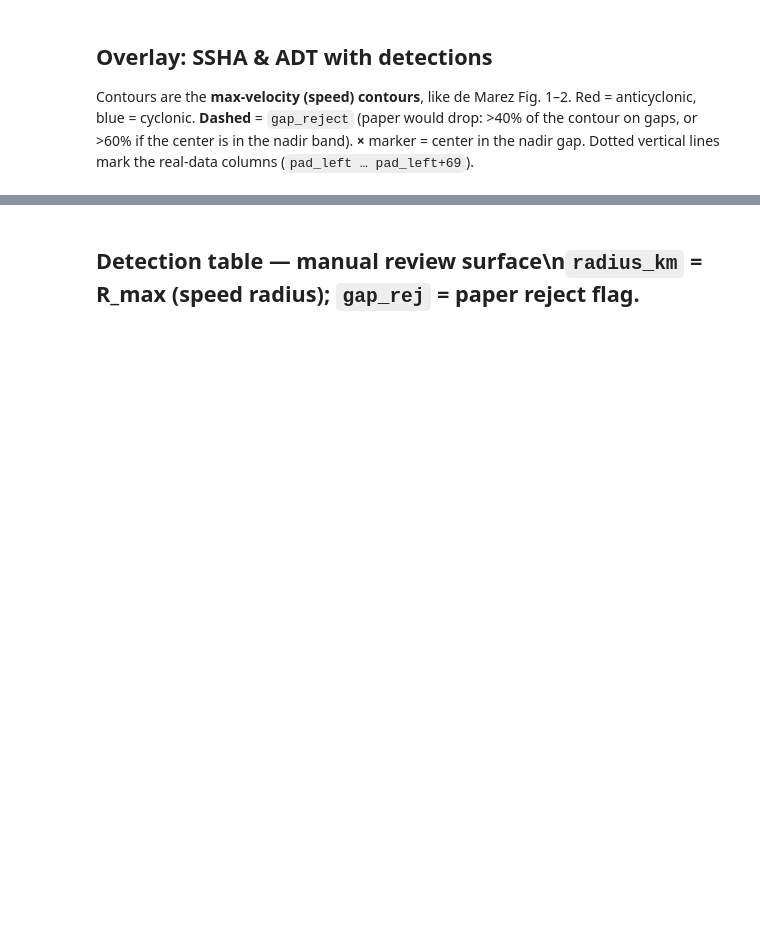
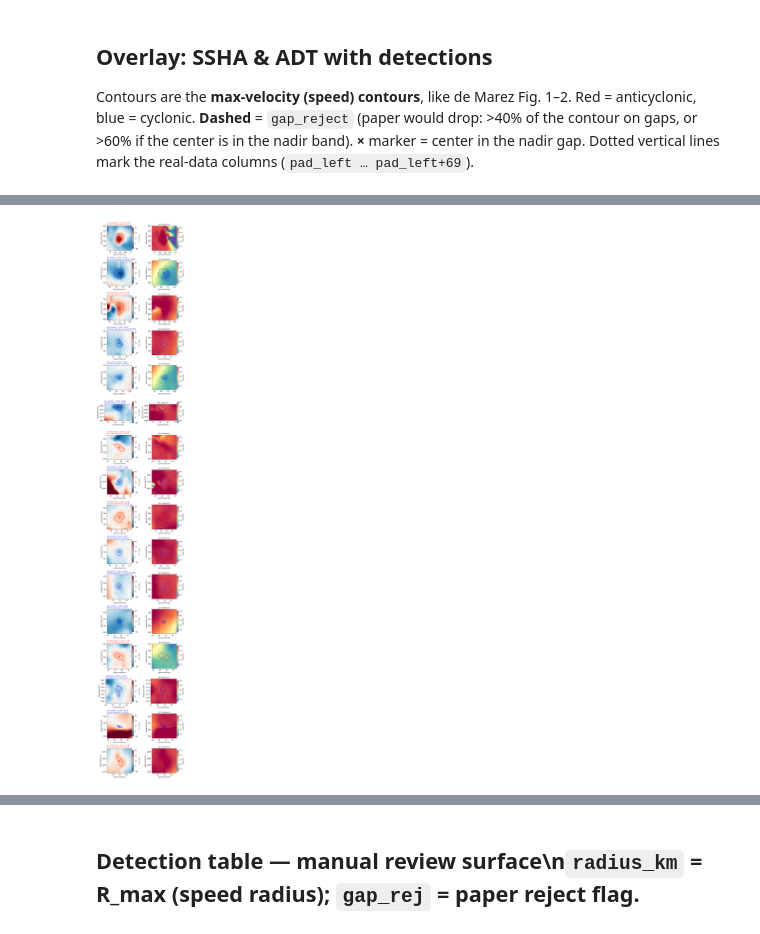
Before and after one commit to Originaljsx/swot-eddy-ml, a Jupyter notebook: notebooks/01_validate_pass.ipynb, the cells around one changed output, grey strips where cells are left out. Saved outputs shown, nothing was run; the diff lists cells and outputs as text; code cells hidden in the pictures; blank space fills up the shorter version.

```diff
--- a/notebooks/01_validate_pass.ipynb
+++ b/notebooks/01_validate_pass.ipynb
@@ -99,0 +135,47 @@ plt.tight_layout(); plt.show()
+# %%
+def eddy_panels(dets, full, pad_left):
+    """One row per detection (sorted by amplitude): SSHA zoom | ADT zoom, true pixel aspect."""
+    if not dets:
+        print("no detections"); return
+    order = sorted(range(len(dets)), key=lambda k: -dets[k].amplitude_m)
+    ssha, adt = full[0] * 100.0, full[1]
+    nL, nC = ssha.shape
+    fig, axes = plt.subplots(len(order), 2, figsize=(8, 3.1 * len(order)), squeeze=False)
+    for row, k in enumerate(order):
+        d = dets[k]
+        r_px = max(d.radius_km / 2.0, 6)                       # R_max in px (2 km/px)
+        half = int(round(max(2.5 * r_px, 18)))                # crop half-window
+        i0, i1 = max(0, d.center_line - half), min(nL, d.center_line + half + 1)
+        j0, j1 = max(0, d.center_col - half),  min(nC, d.center_col + half + 1)
+        col = "red" if d.polarity == "anticyclonic" else "blue"
+        cls = "--" if d.gap_reject else "-"
+        mk  = "x" if d.center_in_nadir else ("s" if d.gap_reject else "o")
+        cont = np.array(d.contour_pix) if d.contour_pix else None
+        for ax, fld, cmap, vmin, vmax, lbl in (
+                (axes[row, 0], ssha, "RdBu_r",    -10, 30,  "SLA (cm)"),
+                (axes[row, 1], adt,  "Spectral_r", -0.1, 0.8, "ADT (m)")):
+            im = ax.imshow(fld[i0:i1, j0:j1], cmap=cmap, vmin=vmin, vmax=vmax,
+                           origin="lower", aspect="equal", extent=[j0, j1, i0, i1])
+            for xx in (pad_left, pad_left + 69):
+                if j0 <= xx <= j1:
+                    ax.axvline(xx, color="k", lw=0.5, ls=":")
+            if cont is not None:
+                ax.plot(cont[:, 1], cont[:, 0], color=col, lw=1.5, ls=cls)
+            ax.plot(d.center_col, d.center_line, mk, color=col, ms=8, mfc="none", mew=1.7)
+            ax.set_xlim(j0, j1); ax.set_ylim(i0, i1)
+            ax.set_xlabel("across-track px"); ax.set_ylabel("along-track line")
+            fig.colorbar(im, ax=ax, shrink=0.85, pad=0.02).set_label(lbl)
+        loc = "lon/lat n/a (pad)" if d.center_lon is None else f"{d.center_lon - 360:.2f}°, {d.center_lat:.2f}°"
+        flags = []
+        if d.gap_reject:      flags.append(f"GAP {d.gap_frac:.0%}")
+        if d.center_in_nadir: flags.append("NADIR")
+        tag = ("  ⚑ " + ", ".join(flags)) if flags else ""
+        axes[row, 0].set_title(
+            f"#{k} {d.polarity}  {loc}\nR={d.radius_km:.0f} km  amp={d.amplitude_m * 100:.1f} cm  tile {d.source_tile}{tag}",
+            loc="left", fontsize=9, color=col)
+        axes[row, 1].set_title("ADT (reference)", fontsize=9)
+    plt.tight_layout(); plt.show()
+
+eddy_panels(dets, full, pad_left)
+# %% [output]
+[figure, added]
```
Also changed, not shown: parts of 21 cells of this notebook, 11 other files.
